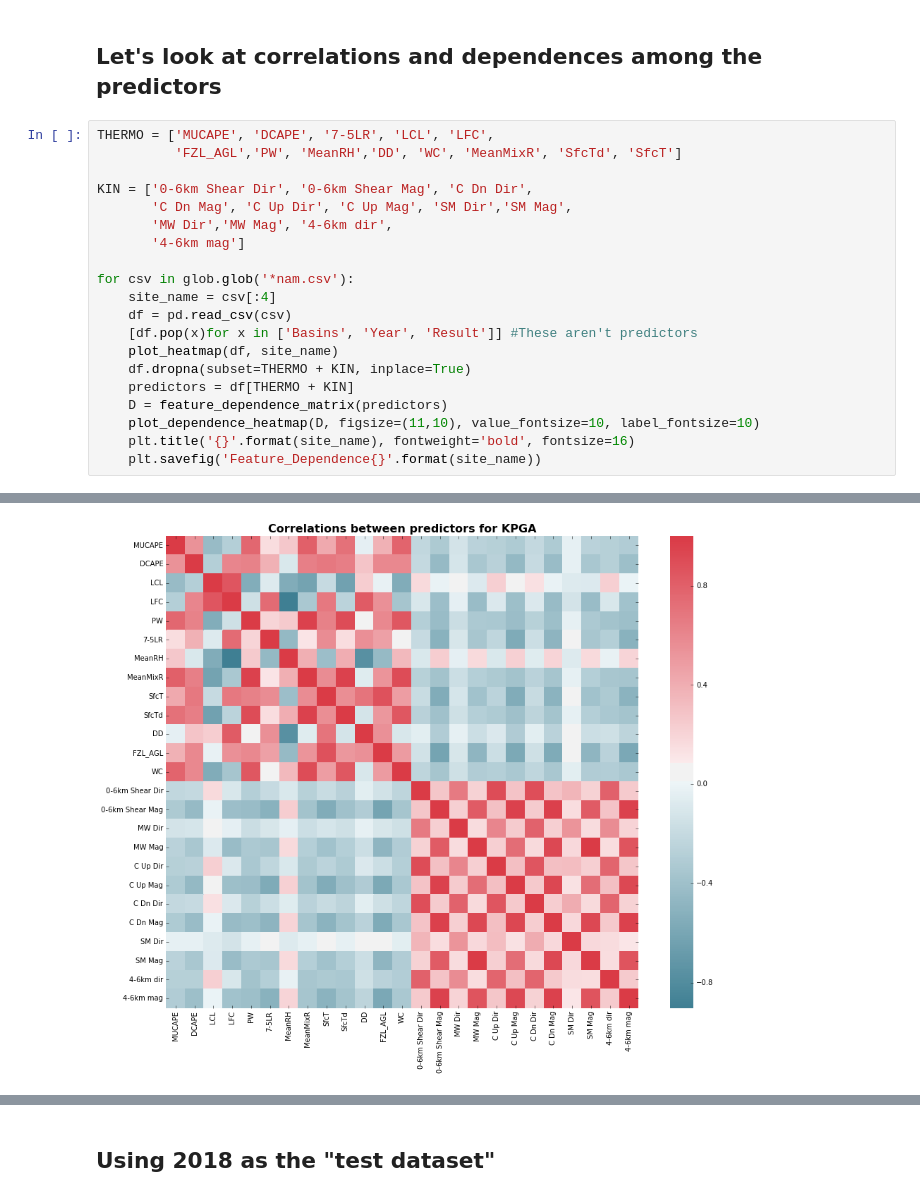
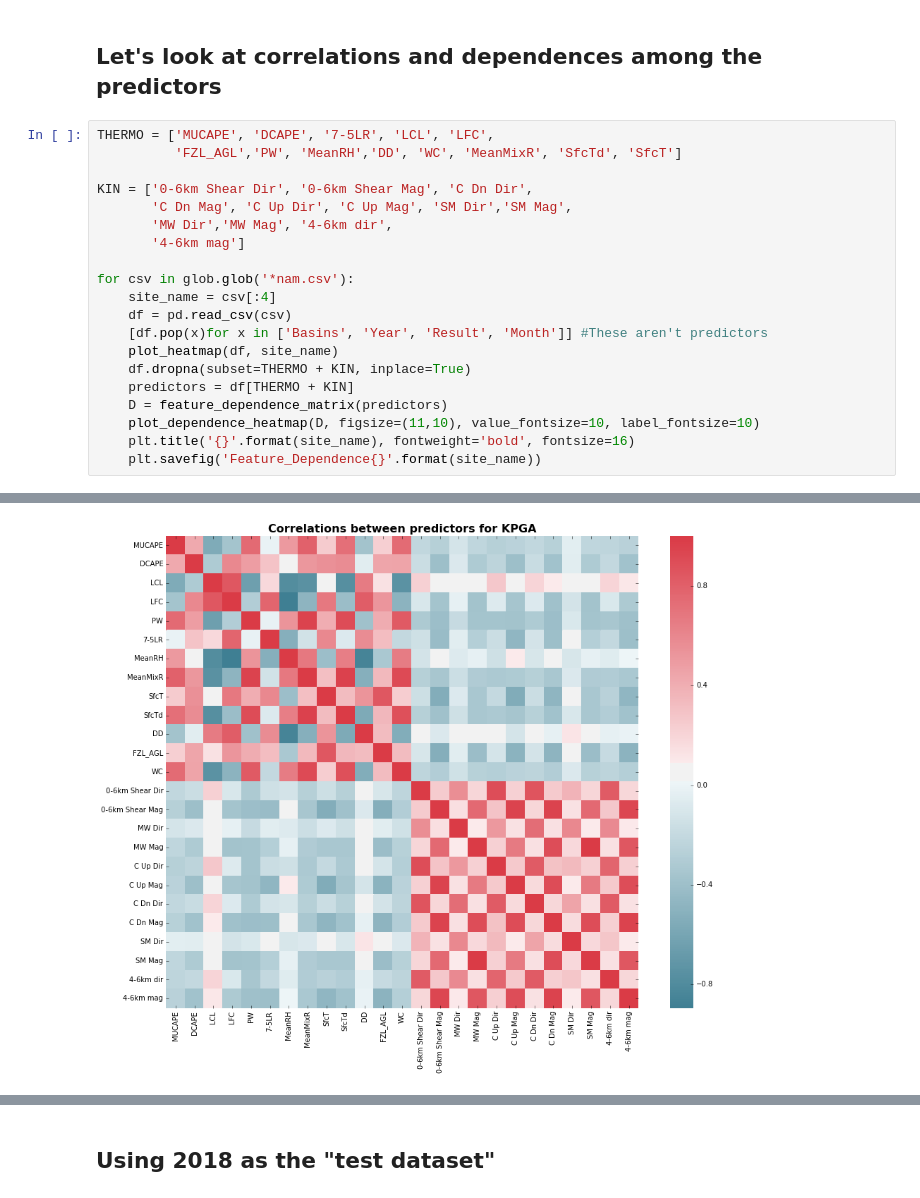
Before and after one commit to Meteorcane13/FFW_study, a Jupyter notebook: NAM.ipynb, the cells around one changed output, grey strips where cells are left out. Cells and saved outputs as stored; diff of their text form.

```diff
--- a/NAM.ipynb
+++ b/NAM.ipynb
@@ -75,7 +74,7 @@ KIN = ['0-6km Shear Dir', '0-6km Shear Mag', 'C Dn Dir',
 for csv in glob.glob('*nam.csv'):
     site_name = csv[:4]
     df = pd.read_csv(csv)
-    [df.pop(x)for x in ['Basins', 'Year', 'Result']] #These aren't predictors
+    [df.pop(x)for x in ['Basins', 'Year', 'Result', 'Month']] #These aren't predictors
     plot_heatmap(df, site_name)
     df.dropna(subset=THERMO + KIN, inplace=True)
     predictors = df[THERMO + KIN]
@@ -89 +88 @@ for csv in glob.glob('*nam.csv'):
-[figure, old version]
+[figure, new version]
```
Also changed, not shown: parts of 8 cells of this notebook.
